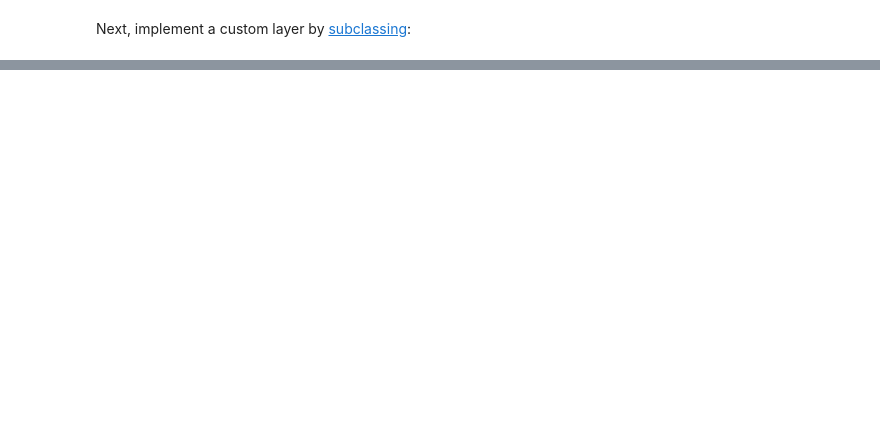
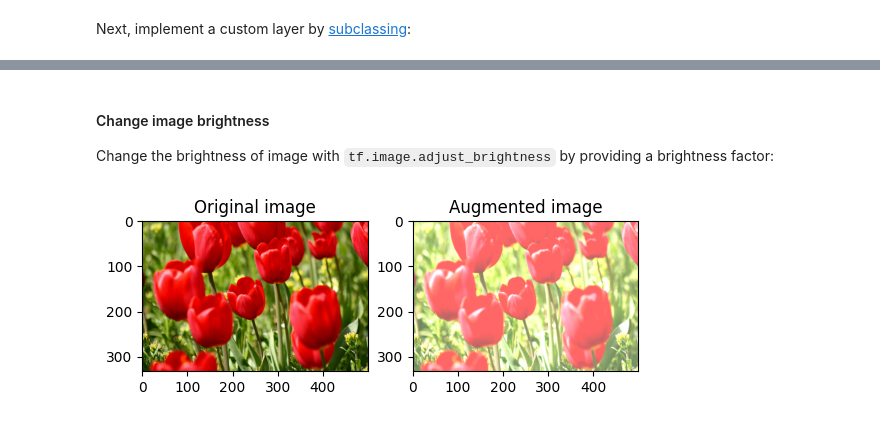
Before and after one commit to seanjiangsh/ztm-tensorflow, a Jupyter notebook: 03_CNN_data_augmentation.ipynb, the cells around one changed output, grey strips where cells are left out. Saved outputs shown, nothing was run; the diff lists cells and outputs as text; code cells hidden in the pictures; blank space fills up the shorter version.

```diff
--- a/03_CNN_data_augmentation.ipynb
+++ b/03_CNN_data_augmentation.ipynb
@@ -290,0 +353,9 @@ WARNING:matplotlib.image:Clipping input data to the valid range for imshow with
+# %% [markdown]
+#### Change image brightness
+
+Change the brightness of image with `tf.image.adjust_brightness` by providing a brightness factor:
+# %%
+bright = tf.image.adjust_brightness(image, 0.4)
+visualize(image, bright)
+# %% [output]
+[figure, added]
```
Also changed, not shown: parts of 24 cells of this notebook.
